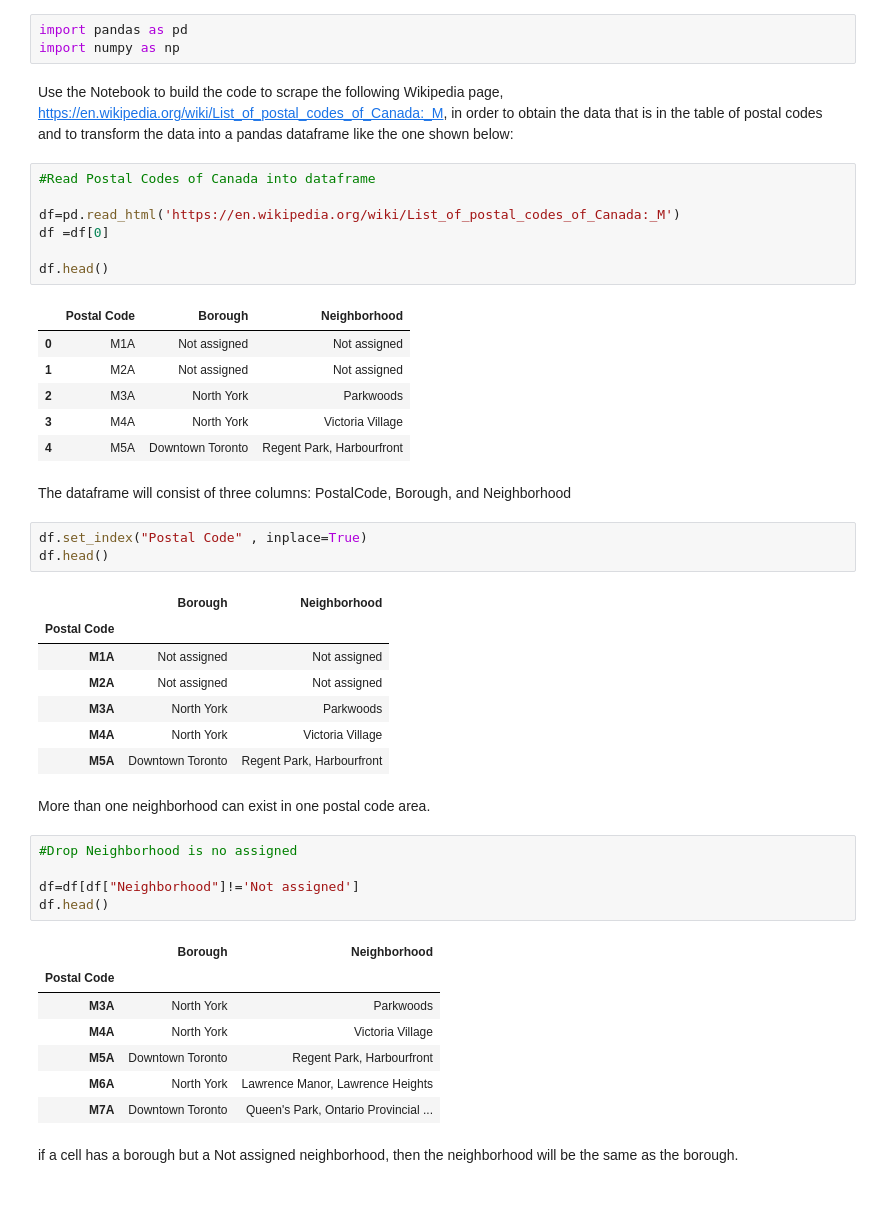
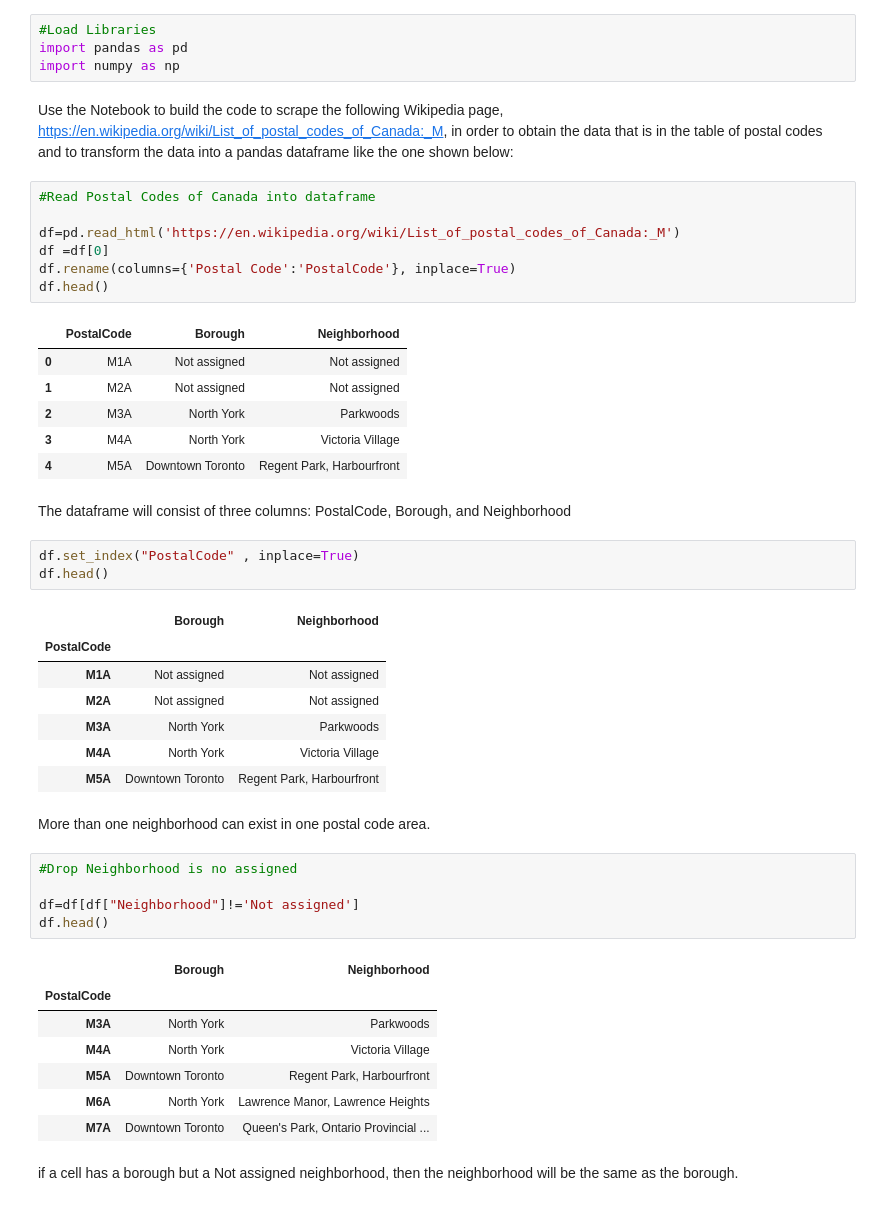
Before and after one commit to joeco78/Coursera_Capstone, a Jupyter notebook: Postal_Code_Canada.ipynb, the cells around one changed output. Saved outputs shown, nothing was run; the diff lists cells and outputs as text.

```diff
--- a/Postal_Code_Canada.ipynb
+++ b/Postal_Code_Canada.ipynb
@@ -1,4 +1,5 @@
 # %%
+#Load Libraries
 import pandas as pd
 import numpy as np
 # %% [markdown]
@@ -6,12 +7,12 @@ Use the Notebook to build the code to scrape the following Wikipedia page, https
 # %%
 #Read Postal Codes of Canada into dataframe
 
 df=pd.read_html('https://en.wikipedia.org/wiki/List_of_postal_codes_of_Canada:_M')
 df =df[0]
-
+df.rename(columns={'Postal Code':'PostalCode'}, inplace=True)
 df.head()
 # %% [output]
-|  | Postal Code | Borough | Neighborhood |
+|  | PostalCode | Borough | Neighborhood |
 | 0 | M1A | Not assigned | Not assigned |
 | 1 | M2A | Not assigned | Not assigned |
 | 2 | M3A | North York | Parkwoods |
@@ -20,11 +21,11 @@ df.head()
 # %% [markdown]
 The dataframe will consist of three columns: PostalCode, Borough, and Neighborhood
 # %%
-df.set_index("Postal Code" , inplace=True)
+df.set_index("PostalCode" , inplace=True)
 df.head()
 # %% [output]
 |  | Borough | Neighborhood |
-| Postal Code |  |  |
+| PostalCode |  |  |
 | M1A | Not assigned | Not assigned |
 | M2A | Not assigned | Not assigned |
 | M3A | North York | Parkwoods |
@@ -39,7 +40,7 @@ df=df[df["Neighborhood"]!='Not assigned']
 df.head()
 # %% [output]
 |  | Borough | Neighborhood |
-| Postal Code |  |  |
+| PostalCode |  |  |
 | M3A | North York | Parkwoods |
 | M4A | North York | Victoria Village |
 | M5A | Downtown Toronto | Regent Park, Harbourfront |
```
Also changed, not shown: parts of 59 cells of this notebook.
